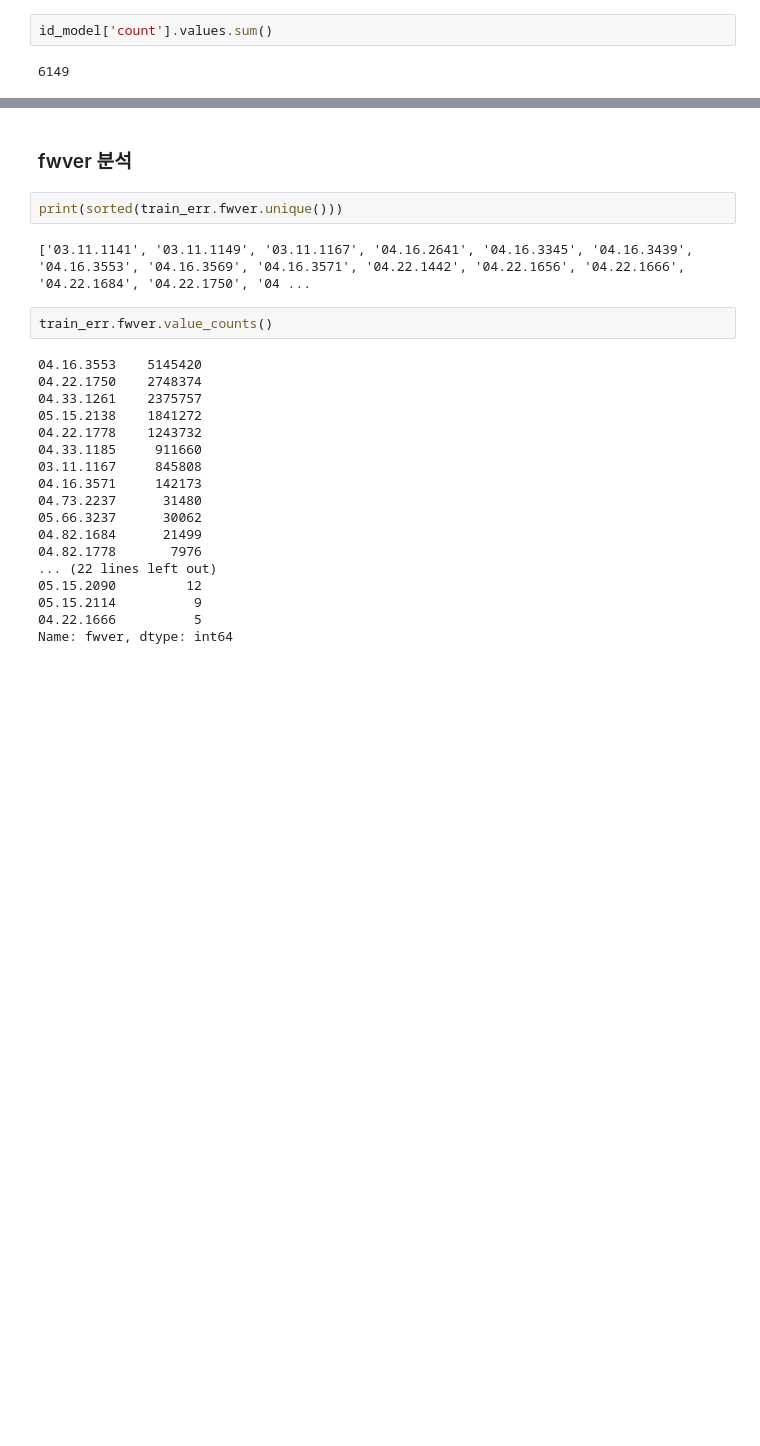
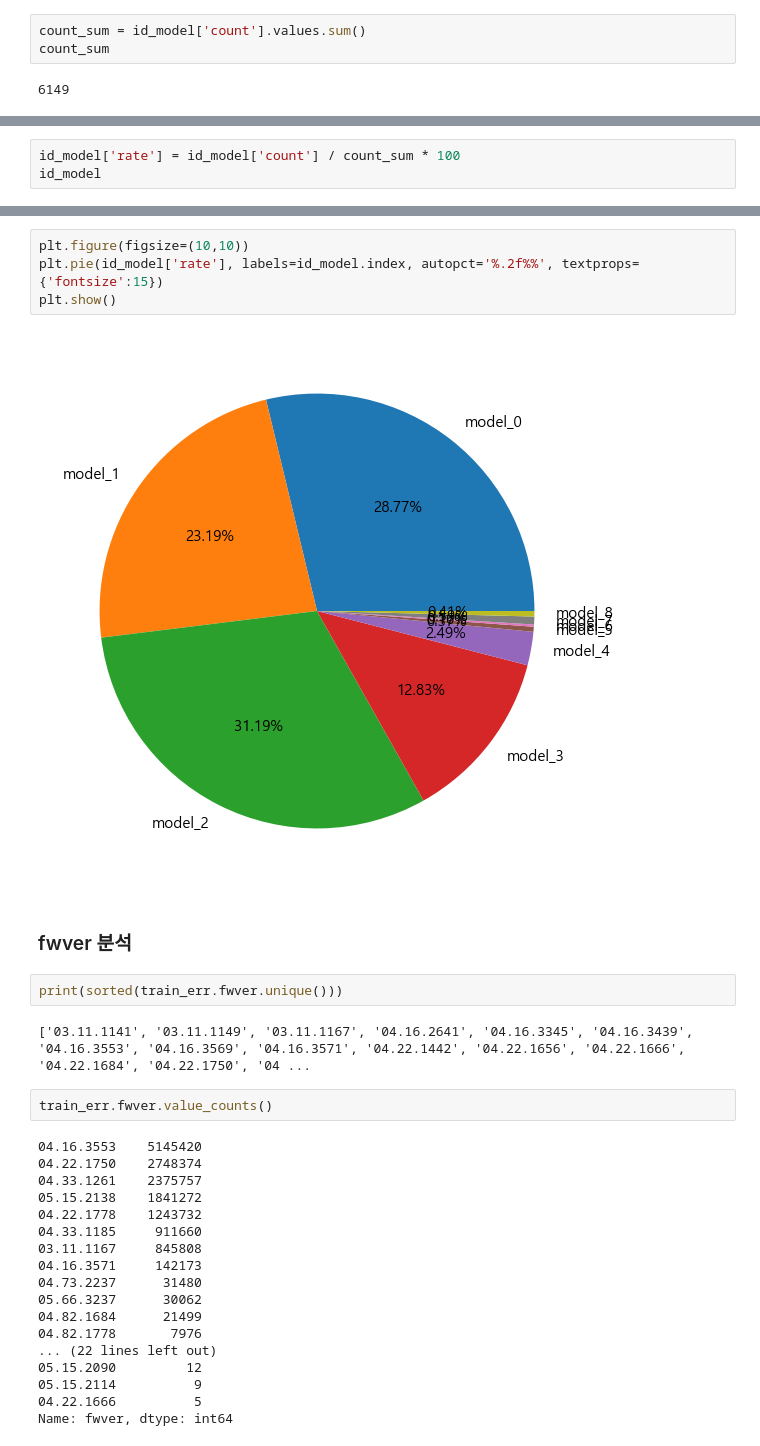
Before and after one commit to LEEHM97/machine-learning-exercises, a Jupyter notebook: 10.DAYCON대회_사용자불편예지/시스템 품질 변화로 인한 사용자 불편 예지.ipynb, the cells around one changed output, grey strips where cells are left out. Drawn from its saved outputs; the diff is of its cells as text; blank space fills up the shorter version.

Commit message:
feat: add cods for analyzing model numbers

```diff
--- a/10.DAYCON대회_사용자불편예지/시스템 품질 변화로 인한 사용자 불편 예지.ipynb
+++ b/10.DAYCON대회_사용자불편예지/시스템 품질 변화로 인한 사용자 불편 예지.ipynb
@@ -793,6 +793,7 @@ id_model
 | model_7 | [10075, 10244, 10556, 10694, 1074... | 36 |
 | model_8 | [10202, 10286, 10458, 10690, 1108... | 25 |
 # %%
-id_model['count'].values.sum()
+count_sum = id_model['count'].values.sum()
+count_sum
 # %% [output]
 6149
@@ -819,0 +800,3 @@ sns.countplot(data=train_err.model_nm, x=train_err.model_nm, order=train_err.mod
+# %%
+id_model['rate'] = id_model['count'] / count_sum * 100
+id_model
@@ -820,3 +815,9 @@ sns.countplot(data=train_err.model_nm, x=train_err.model_nm, order=train_err.mod
+# %%
+plt.figure(figsize=(10,10))
+plt.pie(id_model['rate'], labels=id_model.index, autopct='%.2f%%', textprops={'fontsize':15})
+plt.show()
+# %% [output]
+[figure, added]
 # %% [markdown]
 ### fwver 분석
 # %%
```
Also changed, not shown: parts of 4 cells of this notebook.
